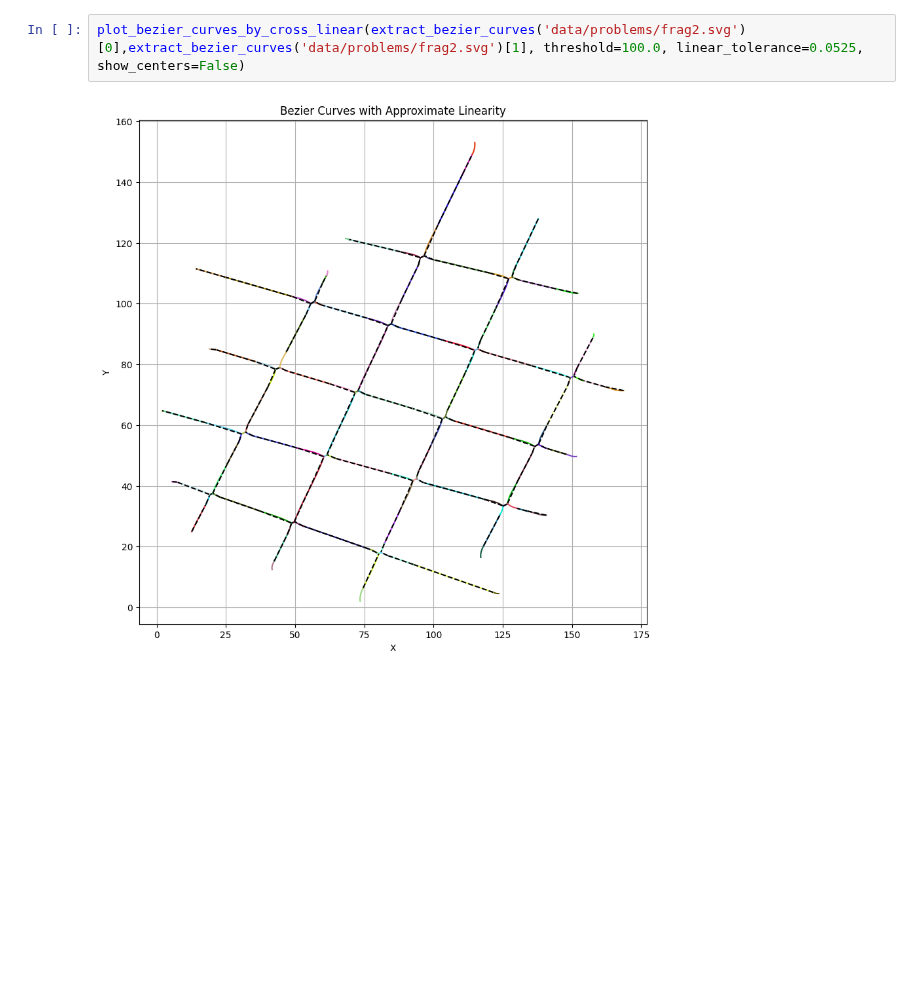
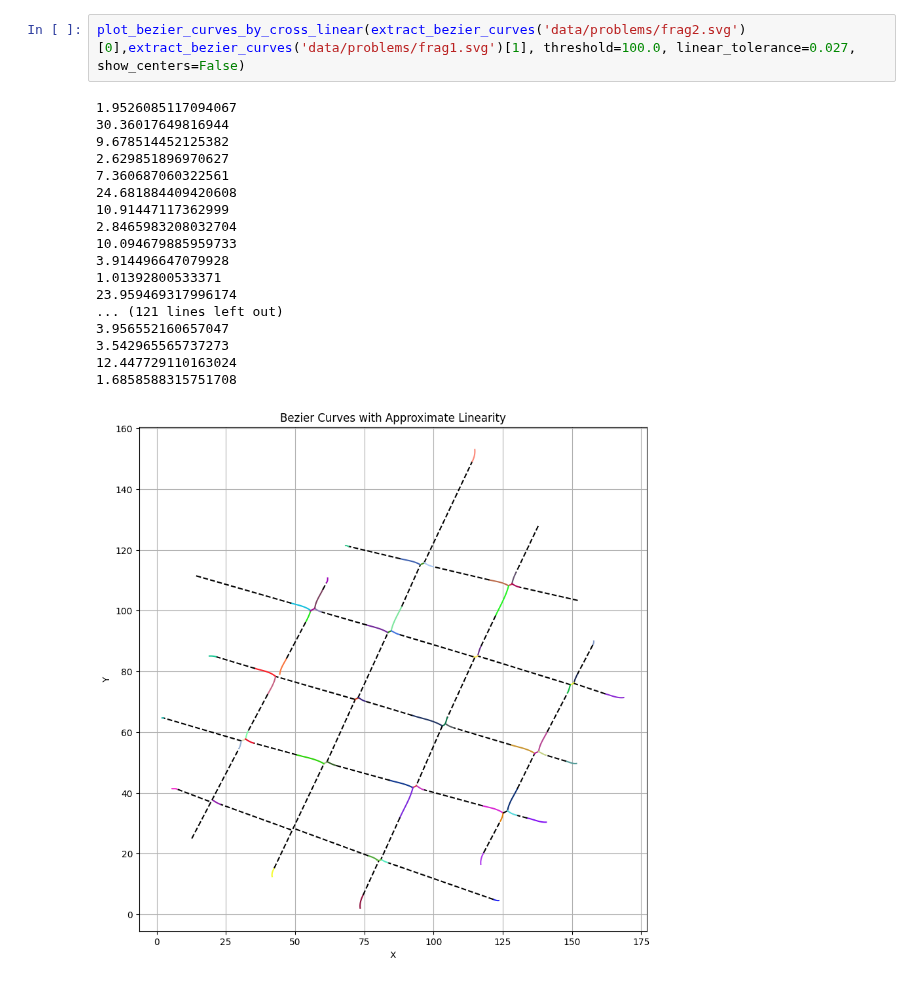
Before and after one commit to shubhamshinde6762/Adobe_Gensolve, a Jupyter notebook: regularization_exploration.ipynb, the cells around one changed output. Drawn from its saved outputs; the diff is of its cells as text; blank space fills up the shorter version.

```diff
--- a/regularization_exploration.ipynb
+++ b/regularization_exploration.ipynb
@@ -38,7 +46,24 @@ plot_bezier_curves_by_cross_linear(extract_bezier_curves('data/problems/frag0.sv
 # %%
-plot_bezier_curves_by_cross_linear(extract_bezier_curves('data/problems/frag2.svg')[0],extract_bezier_curves('data/problems/frag2.svg')[1], threshold=100.0, linear_tolerance=0.0525, show_centers=False)
+plot_bezier_curves_by_cross_linear(extract_bezier_curves('data/problems/frag2.svg')[0],extract_bezier_curves('data/problems/frag1.svg')[1], threshold=100.0, linear_tolerance=0.027, show_centers=False)
 # %% [output]
+1.9526085117094067
+30.36017649816944
+9.678514452125382
+2.629851896970627
+7.360687060322561
+24.681884409420608
+10.91447117362999
+2.8465983208032704
+10.094679885959733
+3.914496647079928
+1.01392800533371
+23.959469317996174
+... (121 lines left out)
+3.956552160657047
+3.542965565737273
+12.447729110163024
+1.6858588315751708
-[figure, old version]
+[figure, new version]
 # %%
 plot_bezier_curves_by_curvature(extract_bezier_curves('data/problems/frag0.svg')[0],extract_bezier_curves('data/problems/frag0.svg')[1], threshold=100.0, curvature_tolerance=0.01, show_centers=False)
 # %% [output]
```
Also changed, not shown: parts of 6 cells of this notebook.
